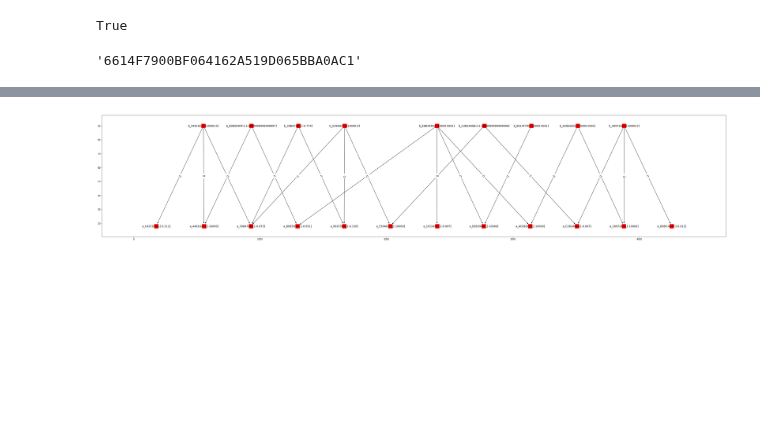
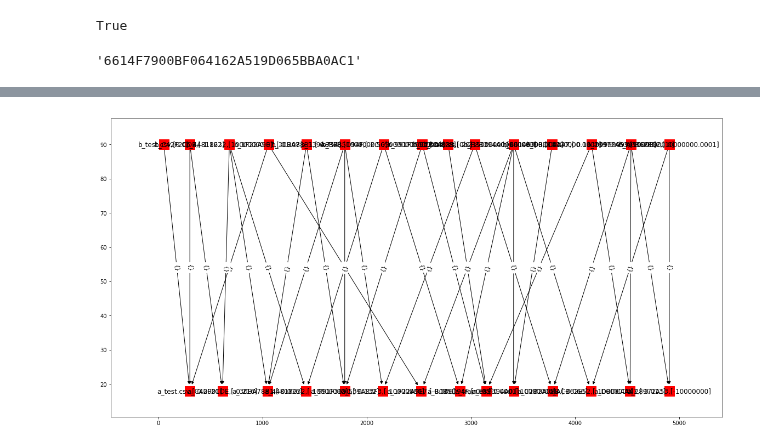
Before and after one commit to dbehrouz/ml-workload-optimization, a Jupyter notebook: code/collaborative-optimizer/experiment_graph/playground/helix_reuse_test.ipynb, the cells around one changed output, grey strips where cells are left out. Saved outputs shown, nothing was run; the diff lists cells and outputs as text; code cells hidden in the pictures; blank space fills up the shorter version.

```diff
--- a/code/collaborative-optimizer/experiment_graph/playground/helix_reuse_test.ipynb
+++ b/code/collaborative-optimizer/experiment_graph/playground/helix_reuse_test.ipynb
@@ -278,7 +336,7 @@ NodeDataView({'DBDC4A474E8B084B17D4A95D82CBA082': {'compute_cost': 0.175, 'load_
 # %%
 psp_graph = HelixReuse().workload_graph_to_psp(unified_problem)
-plot_graph(figsize=(50,10), graph=psp_graph, prog='dot')
+plot_graph(figsize=(20,10), graph=psp_graph, prog='dot')
 # %% [output]
-[figure, old version]
+[figure, new version]
 # %%
 max_flow_graph = HelixReuse().psp_to_max_flow(psp_graph)
```
Also changed, not shown: parts of 7 cells of this notebook, 4 other files.
